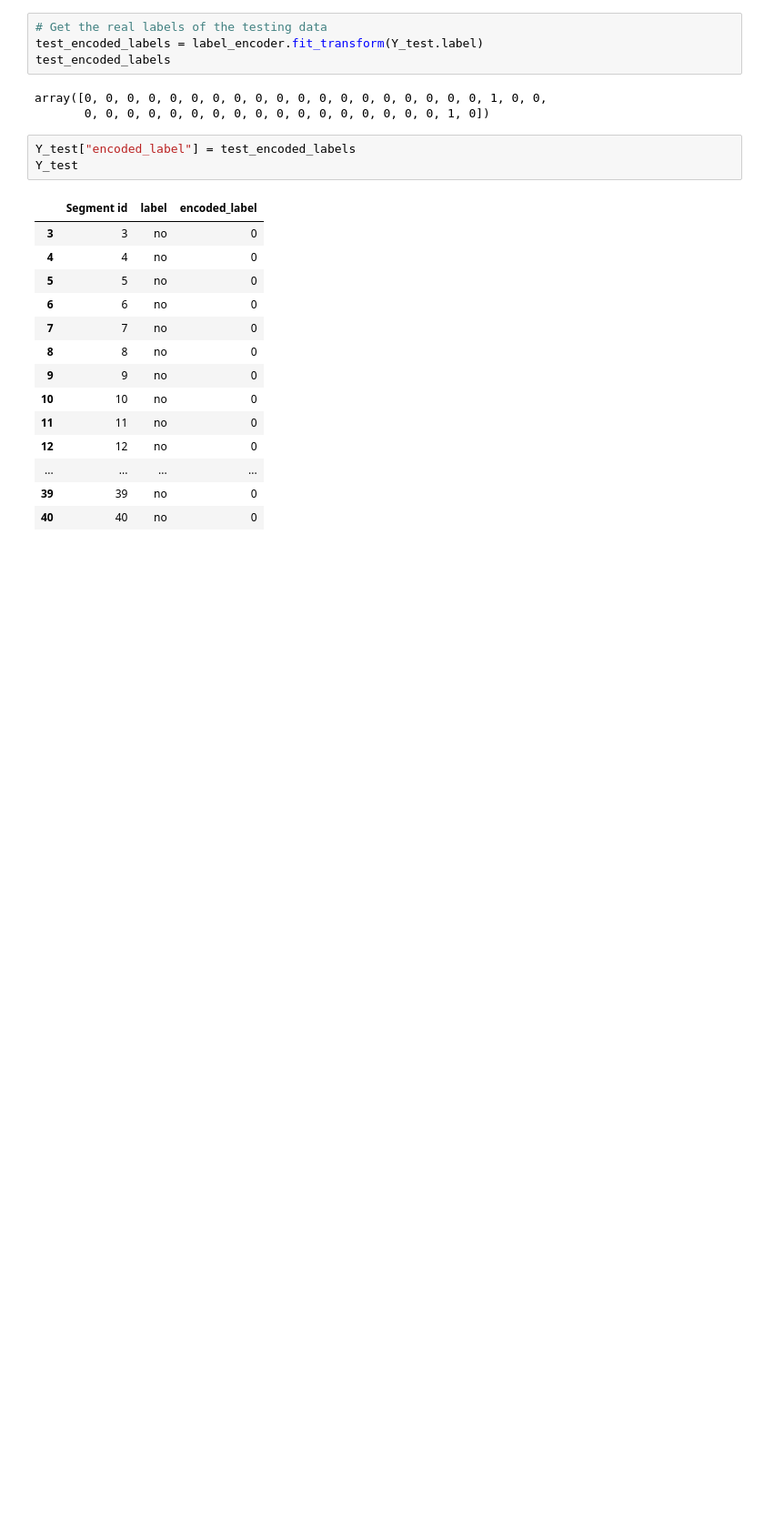
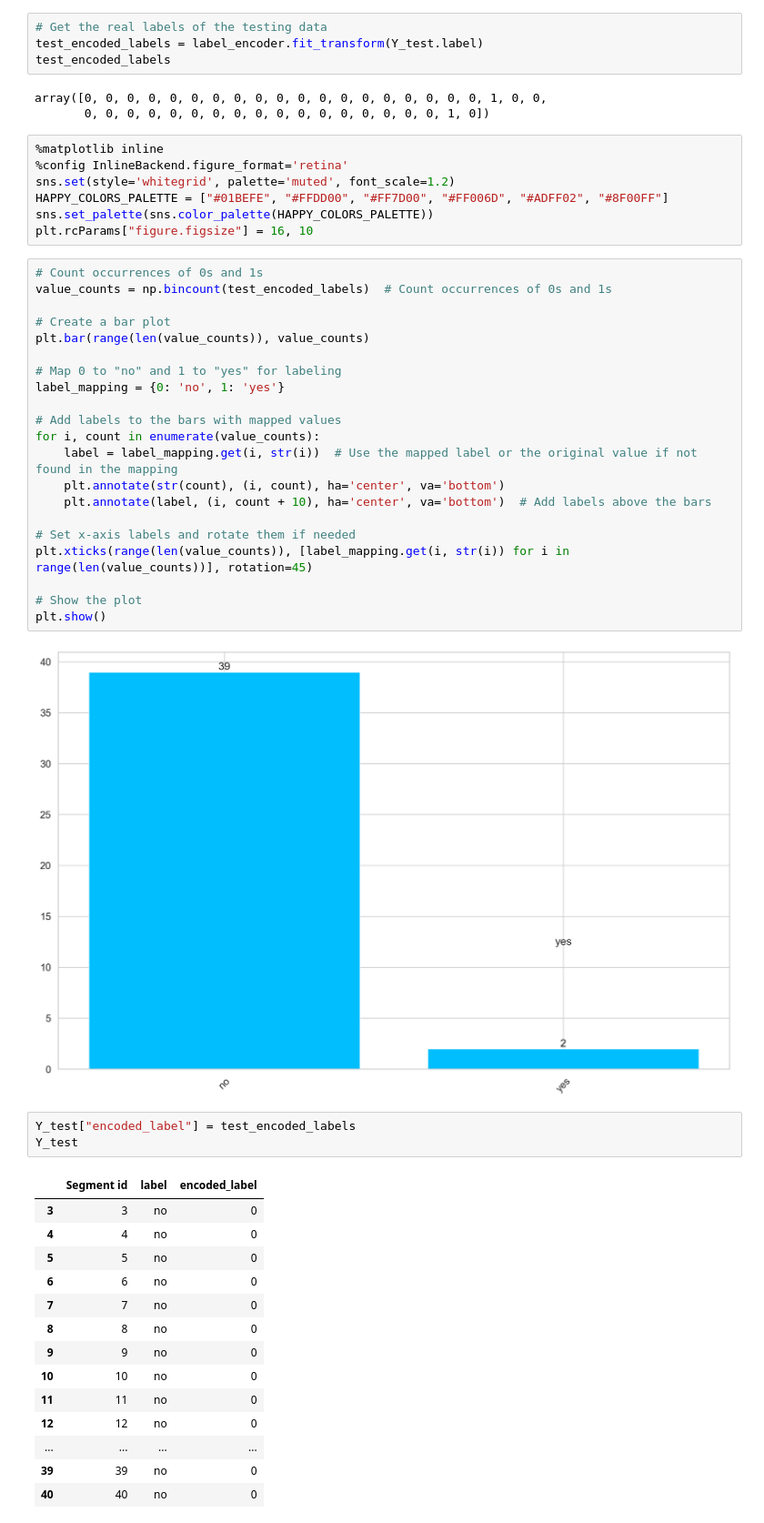
Before and after one commit to lior199707/Robot_Classifiers, a Jupyter notebook: Time_Series_Classification/eda_rocket/eda_rocket_model_notebook.ipynb, the cells around one changed output. Shown at 91% size. Saved outputs shown, nothing was run; the diff lists cells and outputs as text; blank space fills up the shorter version.

Commit message:
(ADD) Add bar plot of yes no segments for Vlad's 2nd experiment

```diff
--- a/Time_Series_Classification/eda_rocket/eda_rocket_model_notebook.ipynb
+++ b/Time_Series_Classification/eda_rocket/eda_rocket_model_notebook.ipynb
@@ -724,6 +722,36 @@ test_encoded_labels
 # %% [output]
 array([0, 0, 0, 0, 0, 0, 0, 0, 0, 0, 0, 0, 0, 0, 0, 0, 0, 0, 0, 1, 0, 0,
        0, 0, 0, 0, 0, 0, 0, 0, 0, 0, 0, 0, 0, 0, 0, 0, 0, 1, 0])
+# %%
+%matplotlib inline
+%config InlineBackend.figure_format='retina'
+sns.set(style='whitegrid', palette='muted', font_scale=1.2)
+HAPPY_COLORS_PALETTE = ["#01BEFE", "#FFDD00", "#FF7D00", "#FF006D", "#ADFF02", "#8F00FF"]
+sns.set_palette(sns.color_palette(HAPPY_COLORS_PALETTE))
+plt.rcParams["figure.figsize"] = 16, 10
+# %%
+# Count occurrences of 0s and 1s
+value_counts = np.bincount(test_encoded_labels)  # Count occurrences of 0s and 1s
+
+# Create a bar plot
+plt.bar(range(len(value_counts)), value_counts)
+
+# Map 0 to "no" and 1 to "yes" for labeling
+label_mapping = {0: 'no', 1: 'yes'}
+
+# Add labels to the bars with mapped values
+for i, count in enumerate(value_counts):
+    label = label_mapping.get(i, str(i))  # Use the mapped label or the original value if not found in the mapping
+    plt.annotate(str(count), (i, count), ha='center', va='bottom')
+    plt.annotate(label, (i, count + 10), ha='center', va='bottom')  # Add labels above the bars
+
+# Set x-axis labels and rotate them if needed
+plt.xticks(range(len(value_counts)), [label_mapping.get(i, str(i)) for i in range(len(value_counts))], rotation=45)
+
+# Show the plot
+plt.show()
+# %% [output]
+[figure, added]
 # %%
 Y_test["encoded_label"] = test_encoded_labels
 Y_test
```
Also changed, not shown: parts of 1 cell of this notebook, 1 other file.
